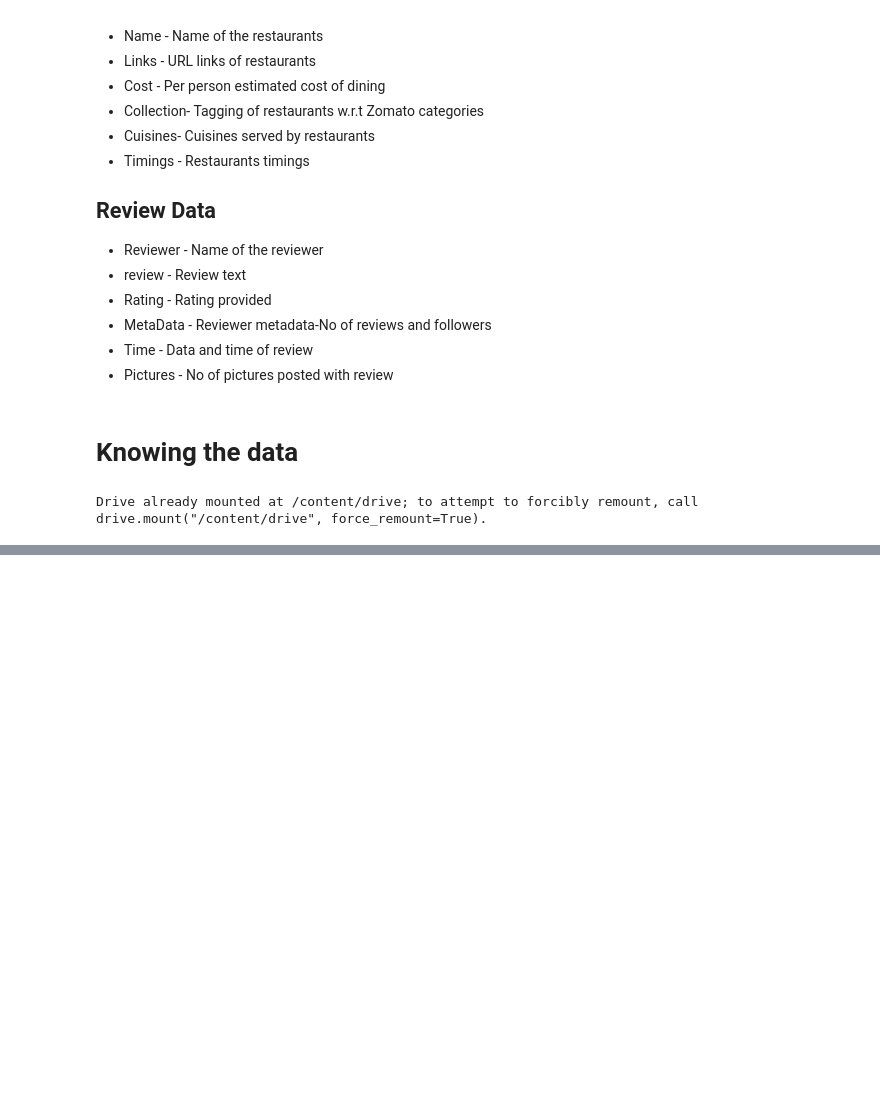
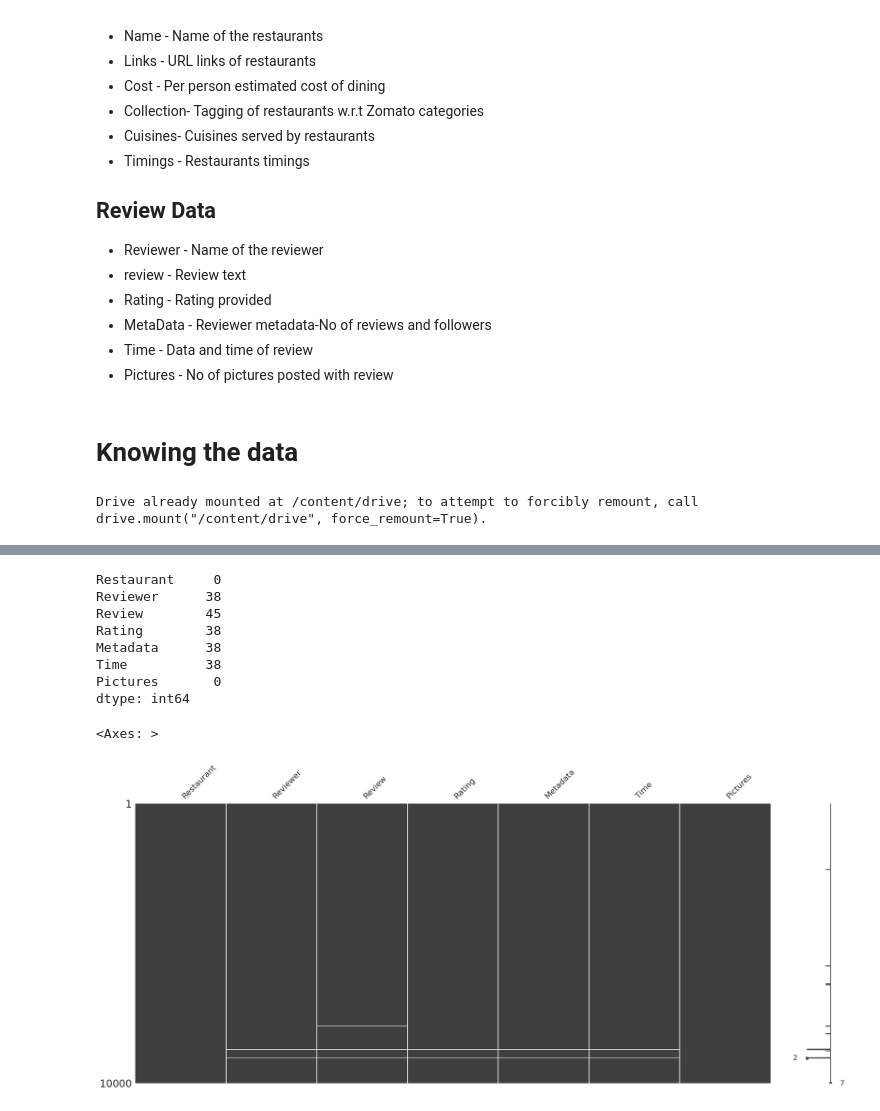
Before and after one commit to pi-mishra/Zomato-Restaurant-Clustering-And-Sentiment-Analysis, a Jupyter notebook: Zomato_Restaurant_Clustering_And_Sentiment_Analysis.ipynb, the cells around one changed output, grey strips where cells are left out. Drawn from its saved outputs; the diff is of its cells as text; code cells hidden in the pictures; blank space fills up the shorter version.

```diff
--- a/Zomato_Restaurant_Clustering_And_Sentiment_Analysis.ipynb
+++ b/Zomato_Restaurant_Clustering_And_Sentiment_Analysis.ipynb
@@ -735,0 +190,17 @@ Name: Review, Length: 9954, dtype: object
+# %%
+#review data null values
+
+print(review_df.isnull().sum())
+
+msno.matrix(review_df)
+# %% [output]
+Restaurant     0
+Reviewer      38
+Review        45
+Rating        38
+Metadata      38
+Time          38
+Pictures       0
+dtype: int64
+<Axes: >
+[figure, added]
```
Also changed, not shown: parts of 120 cells of this notebook.
